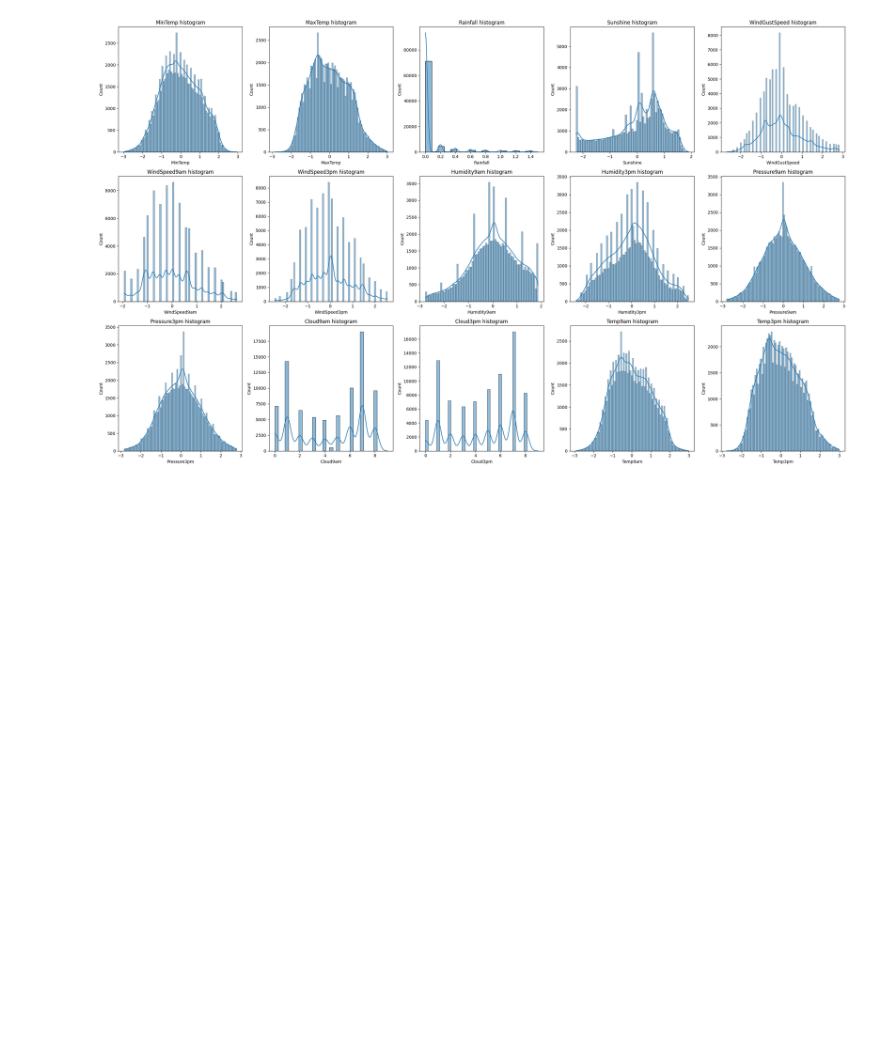
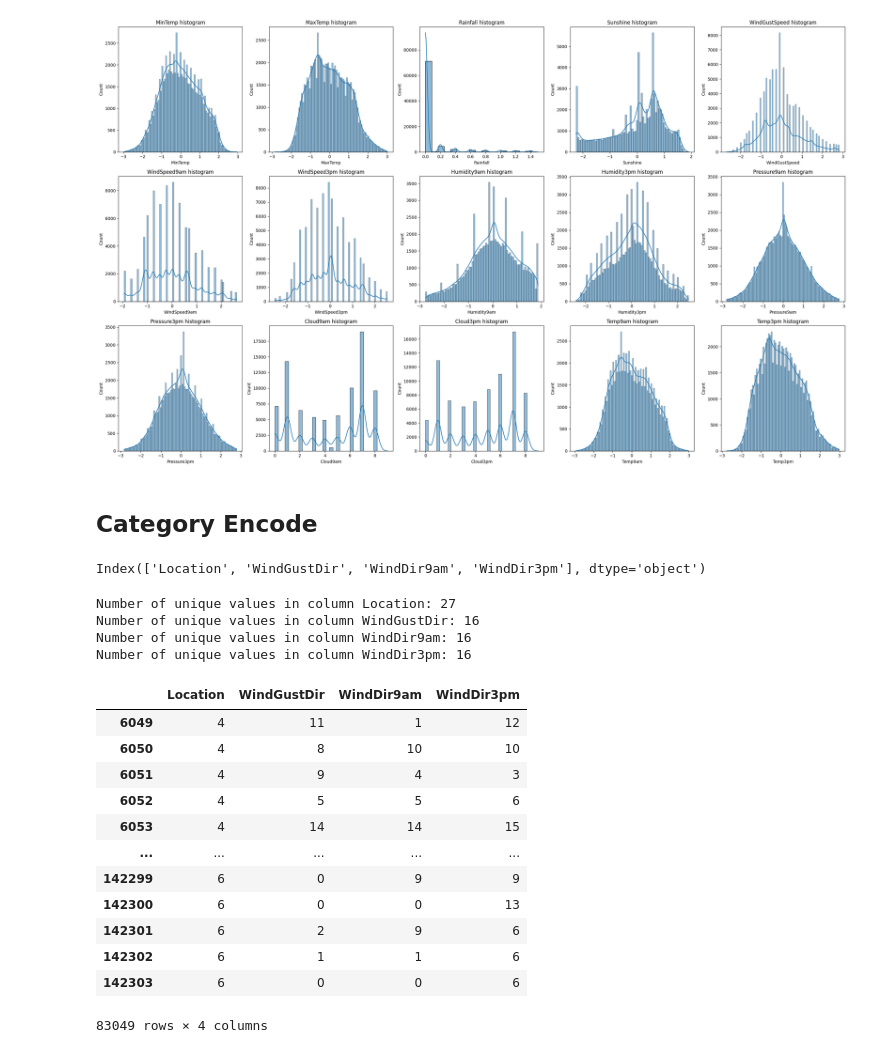
Before and after one commit to dzungpnguyen/rain-in-australia, a Jupyter notebook: data_exploration_analysis.ipynb, the cells around one changed output. Cells and saved outputs as stored; diff of their text form; code cells hidden in the pictures; blank space fills up the shorter version.

Commit message:
label encode

```diff
--- a/data_exploration_analysis.ipynb
+++ b/data_exploration_analysis.ipynb
@@ -871,3 +871,37 @@ plt.show()
 # %% [output]
 Distribution of numeric columns after standardization
 [figure]
+# %% [markdown]
+## **Category Encode**
+# %%
+object_columns = df.select_dtypes(include='object').columns
+object_columns
+# %% [output]
+Index(['Location', 'WindGustDir', 'WindDir9am', 'WindDir3pm'], dtype='object')
+# %%
+for column in object_columns:
+    print(f'Number of unique values in column {column}: {df[column].nunique()}')
+# %% [output]
+Number of unique values in column Location: 27
+Number of unique values in column WindGustDir: 16
+Number of unique values in column WindDir9am: 16
+Number of unique values in column WindDir3pm: 16
+# %%
+encoder = LabelEncoder()
+for column in object_columns:
+    df[column] = encoder.fit_transform(df[column])
+df[object_columns]
+# %% [output]
+|  | Location | WindGustDir | WindDir9am | WindDir3pm |
+| 6049 | 4 | 11 | 1 | 12 |
+| 6050 | 4 | 8 | 10 | 10 |
+| 6051 | 4 | 9 | 4 | 3 |
+| 6052 | 4 | 5 | 5 | 6 |
+| 6053 | 4 | 14 | 14 | 15 |
+| ... | ... | ... | ... | ... |
+| 142299 | 6 | 0 | 9 | 9 |
+| 142300 | 6 | 0 | 0 | 13 |
+| 142301 | 6 | 2 | 9 | 6 |
+| 142302 | 6 | 1 | 1 | 6 |
+| 142303 | 6 | 0 | 0 | 6 |
+83049 rows × 4 columns
```
Also changed, not shown: parts of 1 cell of this notebook.
